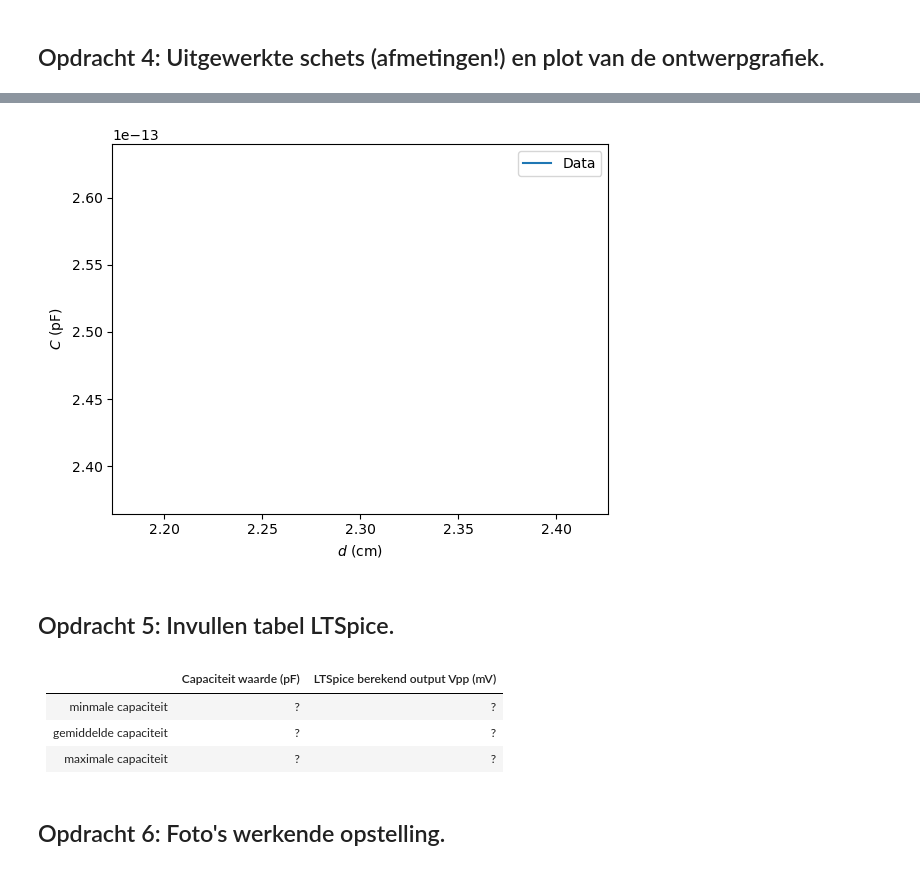
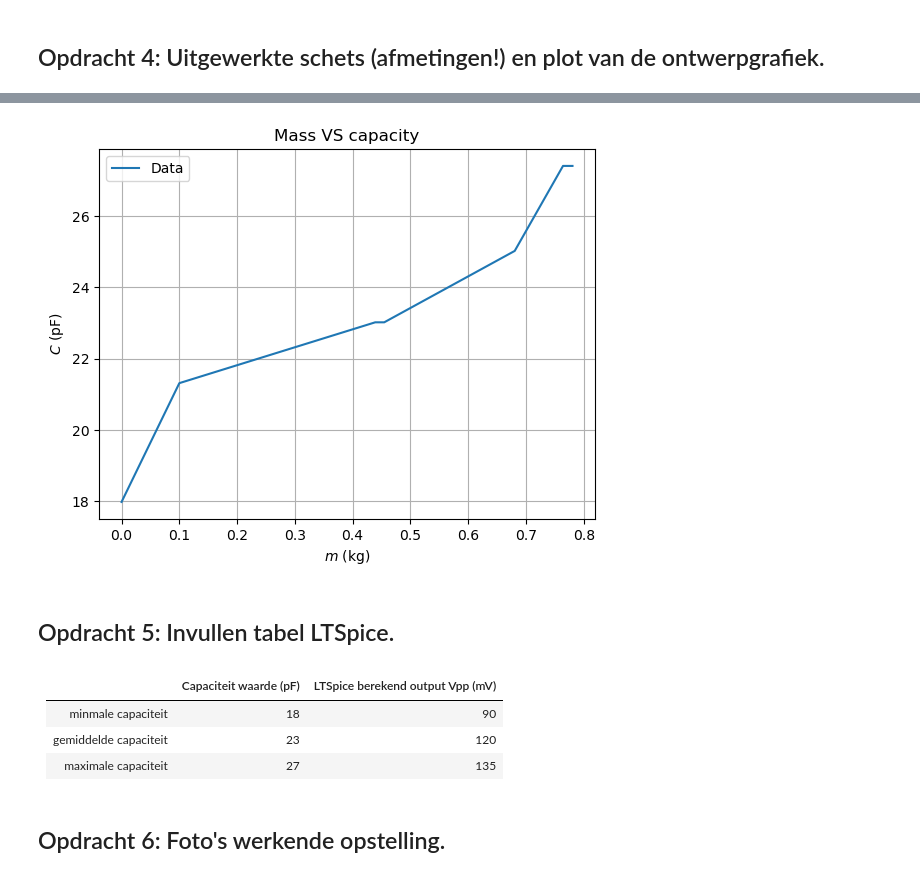
Before and after one commit to NNynke/DEF-D-assignments-N, a Jupyter notebook: FysiekeOntwerpopdrachten/2OntwerpEenSensorCondensator/DEFOntwerpopdracht2OntwerpEenSensorInvulTemplate.ipynb, the cells around one changed output, grey strips where cells are left out. Drawn from its saved outputs; the diff is of its cells as text; code cells hidden in the pictures.

```diff
--- a/FysiekeOntwerpopdrachten/2OntwerpEenSensorCondensator/DEFOntwerpopdracht2OntwerpEenSensorInvulTemplate.ipynb
+++ b/FysiekeOntwerpopdrachten/2OntwerpEenSensorCondensator/DEFOntwerpopdracht2OntwerpEenSensorInvulTemplate.ipynb
@@ -75,33 +75,34 @@ Wij gaan een sensor maken die massa meet.
 # %%
 # Plot hier de verwachte ontwerpgrafiek van jullie sensoren.
 
 import matplotlib.pyplot as plt
 import numpy as np
 from scipy.optimize import curve_fit
 
-massa = np.array([0, ])
-d_spons = np.array([2.3, ])
+massa = np.array([0, 100, 439.1, 454.7, 680.6, 764.2, 780.6])*10**-3 # kg
+d_spons = np.array([3.2, 2.7, 2.5, 2.5, 2.3, 2.1, 2.1])*10**-2 # m
 epsilon_spons = 6.5
 
-Capaciteit_sensor = Capaciteit(epsilon0, epsilon_spons, A, d_spons)
+Capaciteit_sensor = Capaciteit(epsilon0, epsilon_spons, A, d_spons)*10**12
 
 plt.figure()
-plt.title('')
-plt.plot(d_spons, Capaciteit_sensor, label='Data')
-plt.xlabel('$d$ (cm)')
+plt.title('Mass VS capacity')
+plt.plot(massa, Capaciteit_sensor, label='Data')
+plt.xlabel('$m$ (kg)')
 plt.ylabel('$C$ (pF)')
 plt.legend()
+plt.grid()
 plt.show()
 # %% [output]
-[figure, old version]
+[figure, new version]
 # %% [markdown]
 ## Opdracht 5: Invullen tabel LTSpice.
 # %% [markdown]
 |         | Capaciteit waarde (pF)  | LTSpice berekend output Vpp (mV)|
 |-------------|-------------:|-------------:|
-| minmale capaciteit| ? |? |
-| gemiddelde capaciteit| ? |? |
-| maximale capaciteit| ? |? |
+| minmale capaciteit| 18 |90 |
+| gemiddelde capaciteit| 23 |120 |
+| maximale capaciteit| 27 |135 |
 # %% [markdown]
 ## Opdracht 6: Foto's werkende opstelling.
 # %% [markdown]
```
Also changed, not shown: parts of 18 cells of this notebook, 6 other files.
